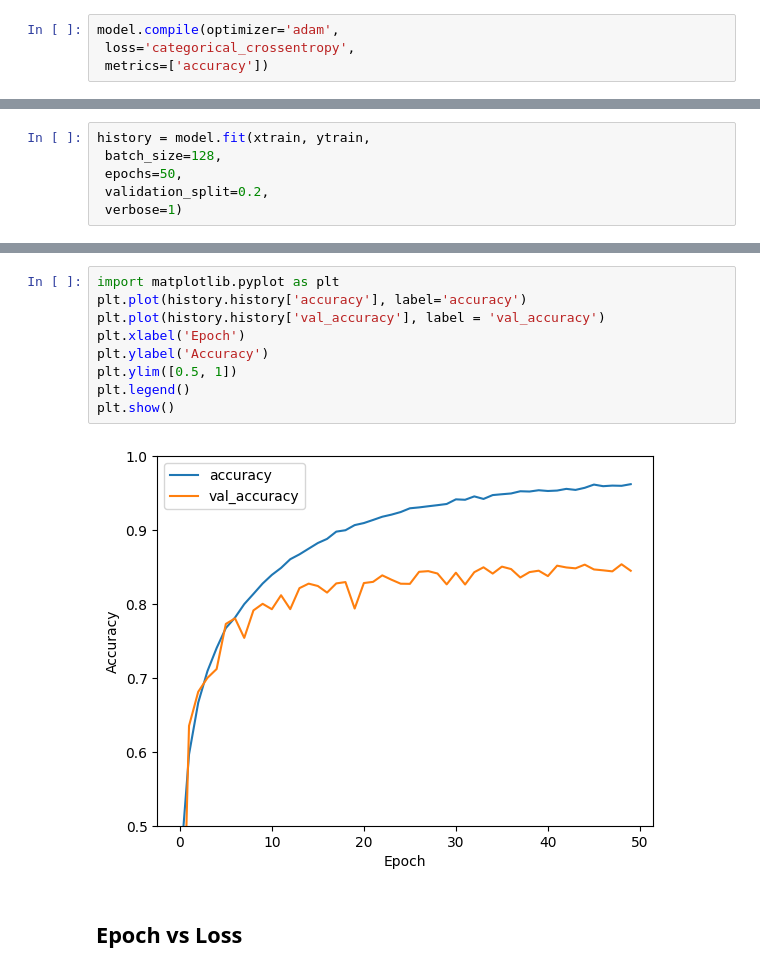
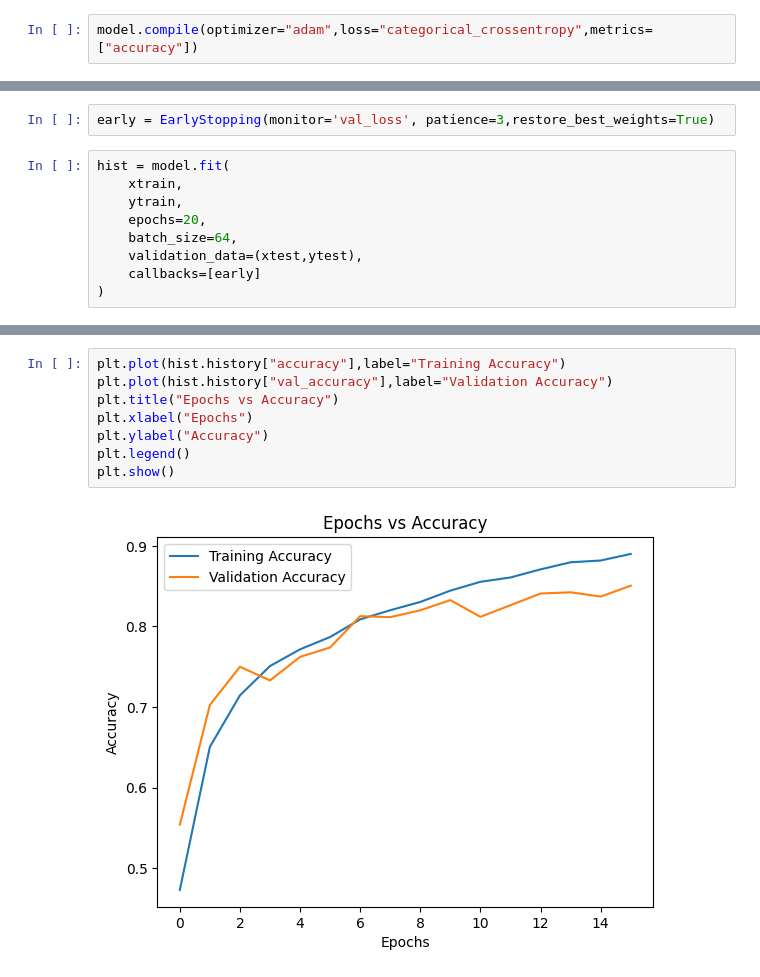
Before and after one commit to msaakaash/deepLearning, a Jupyter notebook: Convolutional Neural Network/cifar10.ipynb, the cells around one changed output, grey strips where cells are left out. Saved outputs shown, nothing was run; the diff lists cells and outputs as text.

```diff
--- a/Convolutional Neural Network/cifar10.ipynb
+++ b/Convolutional Neural Network/cifar10.ipynb
@@ -55,4 +60,2 @@ model = tf.keras.Sequential([
 # %%
-model.compile(optimizer='adam',
- loss='categorical_crossentropy',
- metrics=['accuracy'])
+model.compile(optimizer="adam",loss="categorical_crossentropy",metrics=["accuracy"])
@@ -61,6 +61,0 @@ model.compile(optimizer='adam',
-# %%
-history = model.fit(xtrain, ytrain,
- batch_size=128,
- epochs=50,
- validation_split=0.2,
- verbose=1)
@@ -95,0 +62,11 @@ Test loss: 0.6503
+# %%
+early = EarlyStopping(monitor='val_loss', patience=3,restore_best_weights=True)
+# %%
+hist = model.fit(
+    xtrain,
+    ytrain,
+    epochs=20,
+    batch_size=64,
+    validation_data=(xtest,ytest),
+    callbacks=[early]
+)
@@ -96,13 +101,10 @@ Test loss: 0.6503
 # %%
-import matplotlib.pyplot as plt
-plt.plot(history.history['accuracy'], label='accuracy')
-plt.plot(history.history['val_accuracy'], label = 'val_accuracy')
-plt.xlabel('Epoch')
-plt.ylabel('Accuracy')
-plt.ylim([0.5, 1])
+plt.plot(hist.history["accuracy"],label="Training Accuracy")
+plt.plot(hist.history["val_accuracy"],label="Validation Accuracy")
+plt.title("Epochs vs Accuracy")
+plt.xlabel("Epochs")
+plt.ylabel("Accuracy")
 plt.legend()
 plt.show()
 # %% [output]
-[figure, old version]
+[figure, new version]
-# %% [markdown]
-## Epoch vs Loss
```
Also changed, not shown: parts of 21 cells of this notebook, 2 other files.
